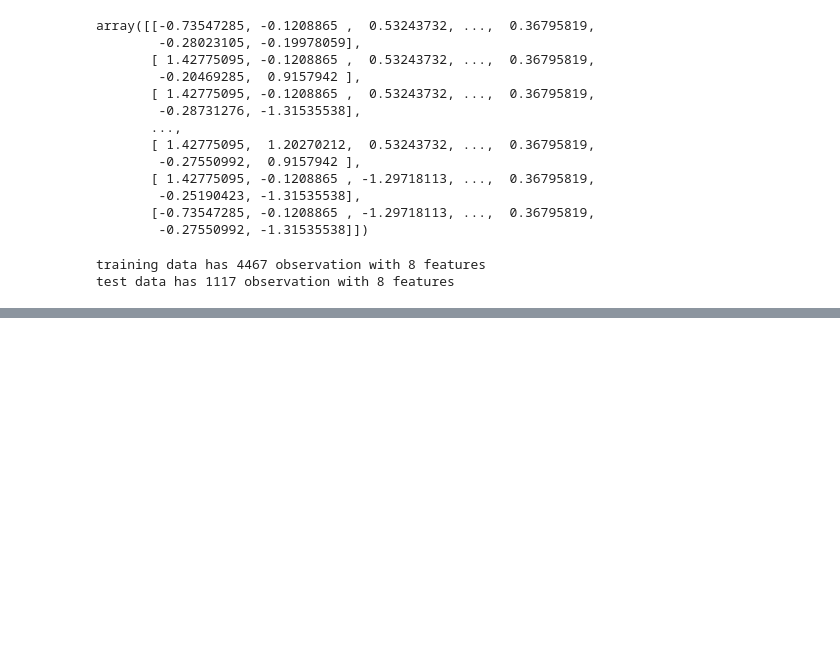
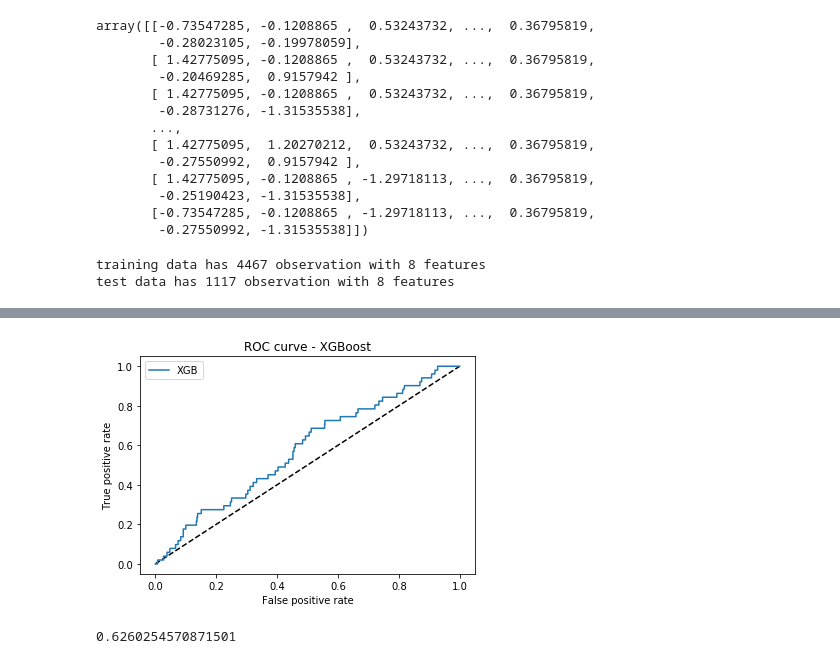
Before and after one commit to skyblueutd/ChurnPrediction, a Jupyter notebook: Churn.ipynb, the cells around one changed output, grey strips where cells are left out. Cells and saved outputs as stored; diff of their text form; code cells hidden in the pictures; blank space fills up the shorter version.

```diff
--- a/Churn.ipynb
+++ b/Churn.ipynb
@@ -486,0 +588,20 @@ instrument_type_first_traded: 0.0357
+# %%
+#ROC of XGBoost
+from sklearn.metrics import roc_curve
+from sklearn import metrics
+y_pred_XGB = clf.predict_proba(X_test)[:, 1]
+fpr_rf, tpr_rf, _ = roc_curve(y_test, y_pred_XGB)
+plt.figure(1)
+plt.plot([0, 1], [0, 1], 'k--')
+plt.plot(fpr_rf, tpr_rf, label='XGB')
+plt.xlabel('False positive rate')
+plt.ylabel('True positive rate')
+plt.title('ROC curve - XGBoost')
+plt.legend(loc='best')
+plt.show()
+# %% [output]
+[figure, added]
+# %%
+metrics.auc(fpr_lr,tpr_lr)
+# %% [output]
+0.6260254570871501
```
Also changed, not shown: parts of 32 cells of this notebook.
